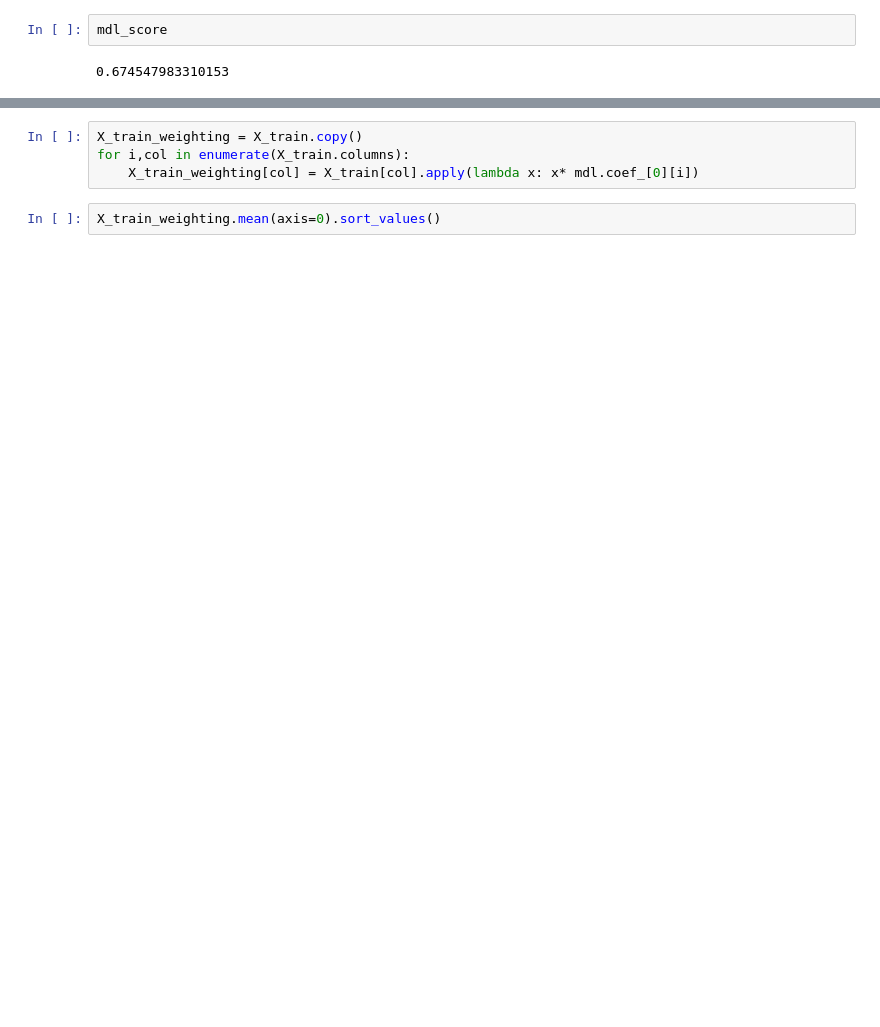
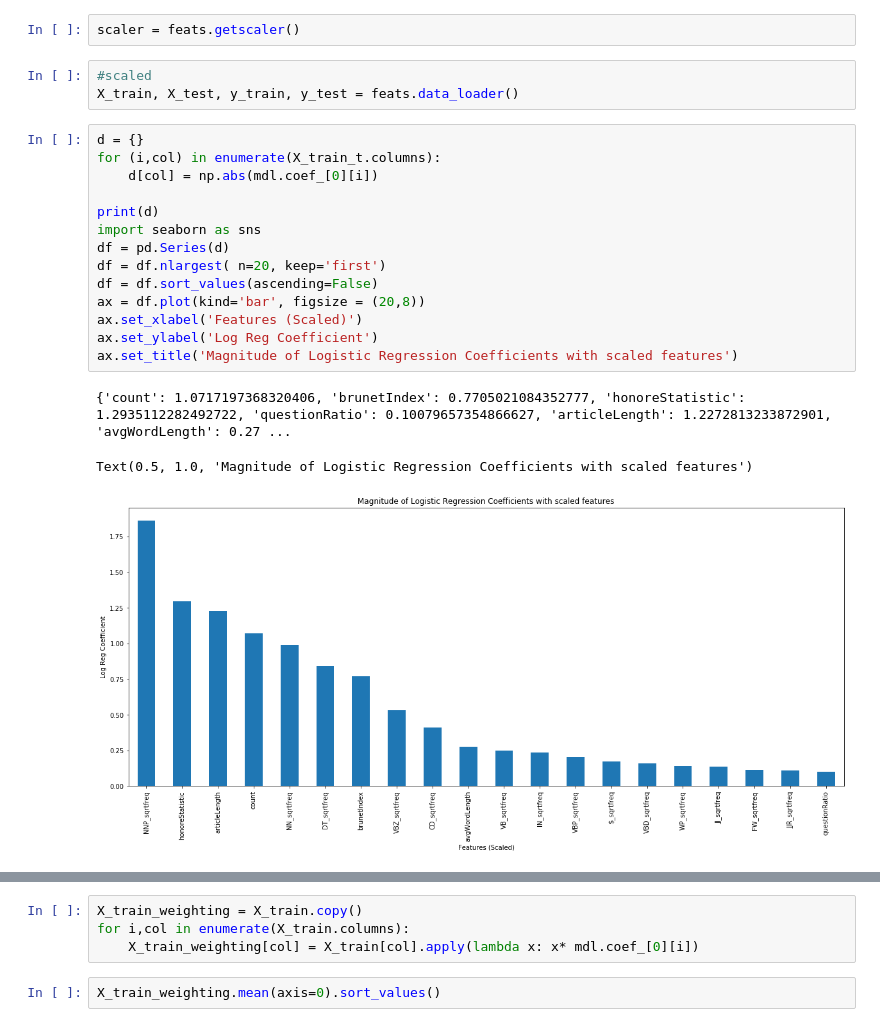
Before and after one commit to lluo5779/Fake-News-Classification, a Jupyter notebook: logisticRegressionIntrepretation.ipynb, the cells around one changed output, grey strips where cells are left out. Drawn from its saved outputs; the diff is of its cells as text; blank space fills up the shorter version.

Commit message:
Added notebook logistic regression interpretations

```diff
--- a/logisticRegressionIntrepretation.ipynb
+++ b/logisticRegressionIntrepretation.ipynb
@@ -21,4 +48,23 @@ Default solver will be changed to 'lbfgs' in 0.22. Specify a solver to silence t
-# %%
-mdl_score
-# %% [output]
-0.674547983310153
+# %%
+scaler = feats.getscaler()
+# %%
+#scaled
+X_train, X_test, y_train, y_test = feats.data_loader()
+# %%
+d = {}
+for (i,col) in enumerate(X_train_t.columns):
+    d[col] = np.abs(mdl.coef_[0][i])
+
+print(d)
+import seaborn as sns
+df = pd.Series(d)
+df = df.nlargest( n=20, keep='first')
+df = df.sort_values(ascending=False)
+ax = df.plot(kind='bar', figsize = (20,8))
+ax.set_xlabel('Features (Scaled)')
+ax.set_ylabel('Log Reg Coefficient')
+ax.set_title('Magnitude of Logistic Regression Coefficients with scaled features')
+# %% [output]
+{'count': 1.0717197368320406, 'brunetIndex': 0.7705021084352777, 'honoreStatistic': 1.2935112282492722, 'questionRatio': 0.10079657354866627, 'articleLength': 1.2272813233872901, 'avgWordLength': 0.27 ...
+Text(0.5, 1.0, 'Magnitude of Logistic Regression Coefficients with scaled features')
+[figure, added]
```
Also changed, not shown: parts of 17 cells of this notebook.
